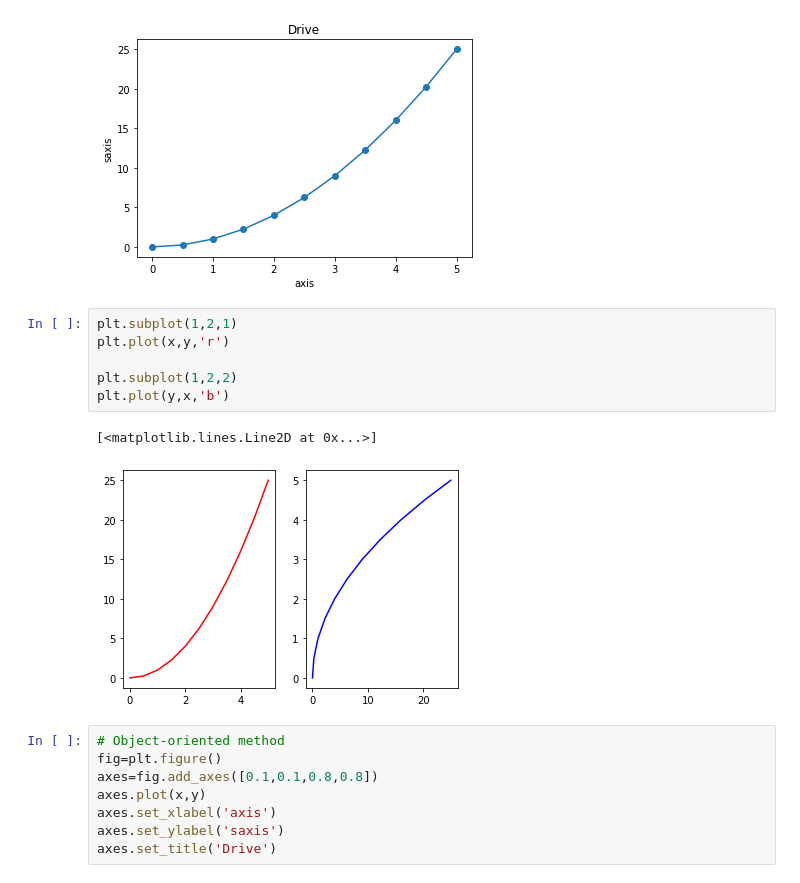
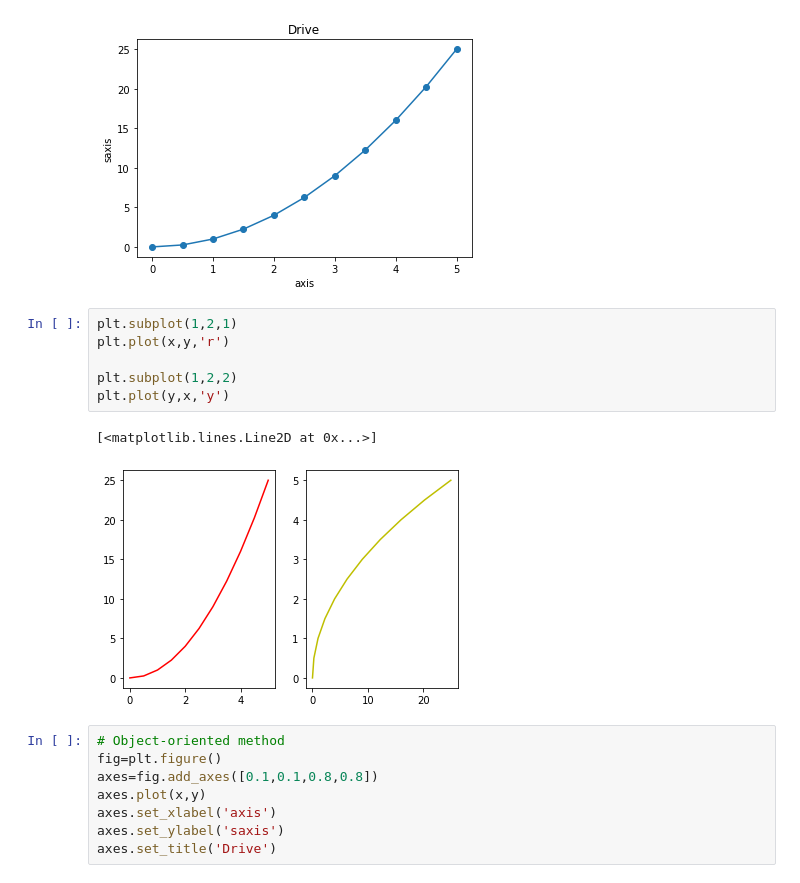
Before and after one commit to deebyajpradhan/datasciences, a Jupyter notebook: Visualization.ipynb, the cells around one changed output. Cells and saved outputs as stored; diff of their text form.

Commit message:
Data Visualization

```diff
--- a/Visualization.ipynb
+++ b/Visualization.ipynb
@@ -34,12 +34,12 @@ plt.plot(x,y,'o-')
 # %%
 plt.subplot(1,2,1)
 plt.plot(x,y,'r')
 
 plt.subplot(1,2,2)
-plt.plot(y,x,'b')
+plt.plot(y,x,'y')
 # %% [output]
 [<matplotlib.lines.Line2D at 0x...>]
-[figure, old version]
+[figure, new version]
 # %%
 # Object-oriented method
 fig=plt.figure()
```
Also changed, not shown: parts of 1 cell of this notebook.
